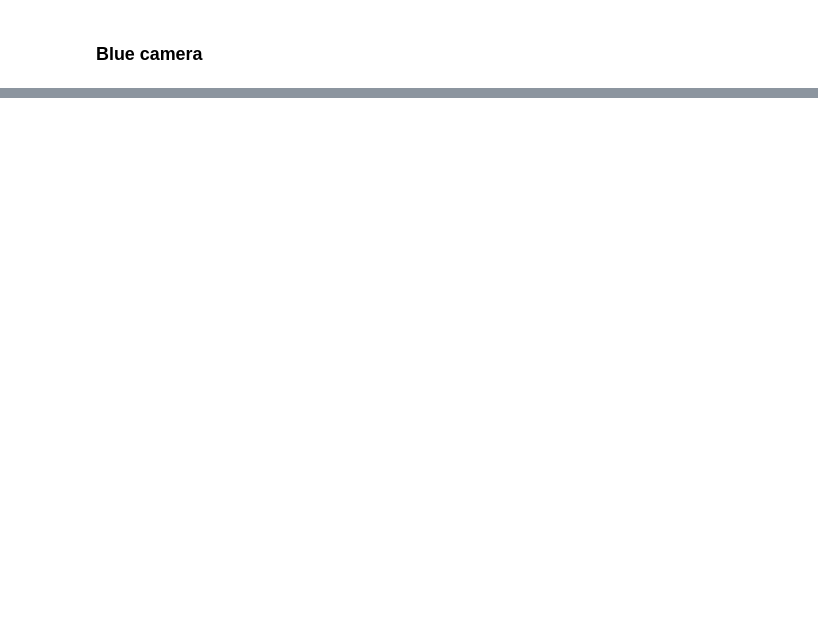
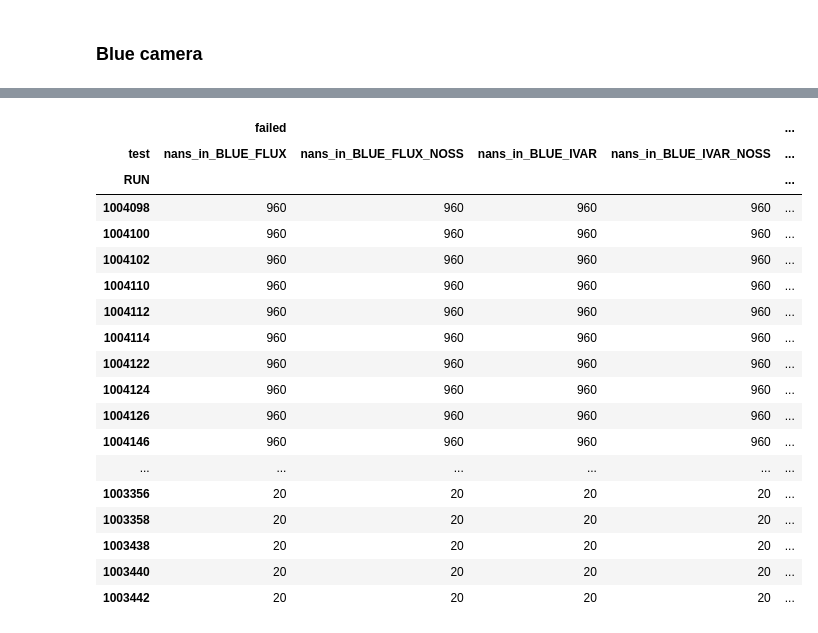
Before and after one commit to bamford/qagmire, a Jupyter notebook: nbs/diagnostics/13_l1_spectrum_value_check.ipynb, the cells around one changed output, grey strips where cells are left out. Drawn from its saved outputs; the diff is of its cells as text; code cells hidden in the pictures; blank space fills up the shorter version.

```diff
--- a/nbs/diagnostics/13_l1_spectrum_value_check.ipynb
+++ b/nbs/diagnostics/13_l1_spectrum_value_check.ipynb
@@ -113,3 +186,23 @@ tests.run(date="2017*")
 # %%
-tests.summary(by="RUN")
+blue_tests.summary(by="RUN")
+# %% [output]
+|  | failed |  |  |  | ... |
+| test | nans_in_BLUE_FLUX | nans_in_BLUE_FLUX_NOSS | nans_in_BLUE_IVAR | nans_in_BLUE_IVAR_NOSS | ... |
+| RUN |  |  |  |  | ... |
+| 1004098 | 960 | 960 | 960 | 960 | ... |
+| 1004100 | 960 | 960 | 960 | 960 | ... |
+| 1004102 | 960 | 960 | 960 | 960 | ... |
+| 1004110 | 960 | 960 | 960 | 960 | ... |
+| 1004112 | 960 | 960 | 960 | 960 | ... |
+| 1004114 | 960 | 960 | 960 | 960 | ... |
+| 1004122 | 960 | 960 | 960 | 960 | ... |
+| 1004124 | 960 | 960 | 960 | 960 | ... |
+| 1004126 | 960 | 960 | 960 | 960 | ... |
+| 1004146 | 960 | 960 | 960 | 960 | ... |
+| ... | ... | ... | ... | ... | ... |
+| 1003356 | 20 | 20 | 20 | 20 | ... |
+| 1003358 | 20 | 20 | 20 | 20 | ... |
+| 1003438 | 20 | 20 | 20 | 20 | ... |
+| 1003440 | 20 | 20 | 20 | 20 | ... |
+| 1003442 | 20 | 20 | 20 | 20 | ... |
 # %%
```
Also changed, not shown: parts of 19 cells of this notebook, 13 other files.
